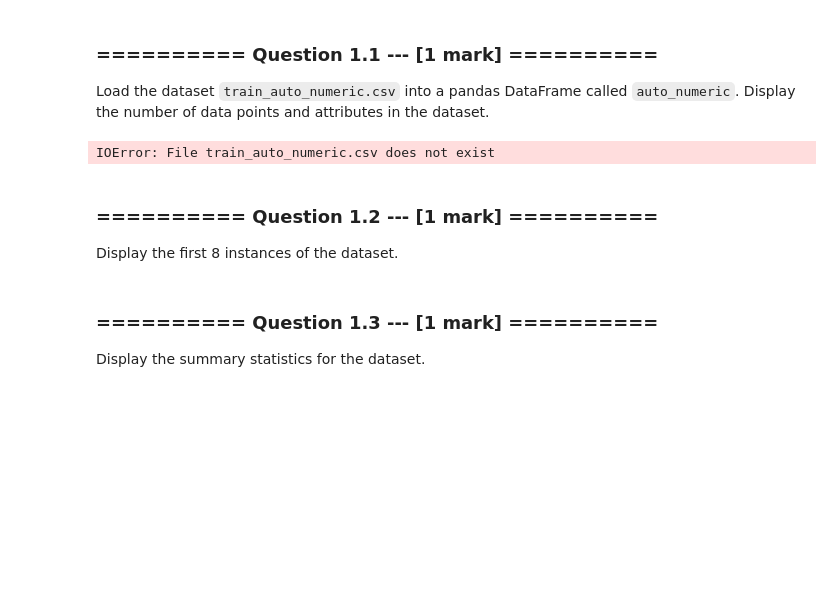
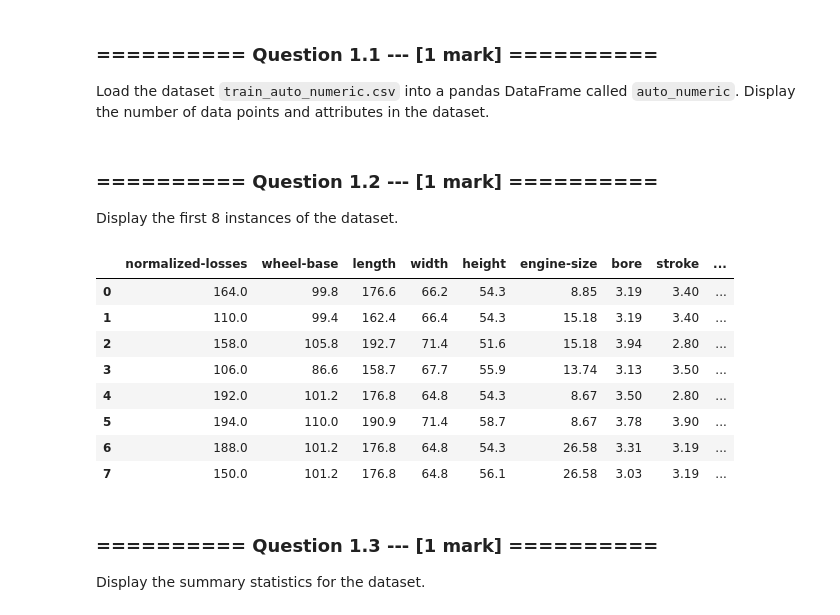
Before and after one commit to hirshagarwal/iaml2017, a Jupyter notebook: Agarwal Assignment 2.ipynb, the cells around one changed output. Cells and saved outputs as stored; diff of their text form; code cells hidden in the pictures; blank space fills up the shorter version.

```diff
--- a/Agarwal Assignment 2.ipynb
+++ b/Agarwal Assignment 2.ipynb
@@ -99,9 +99,7 @@ We will begin by studying a simple Linear Regression model. Such a model will co
 ### ========== Question 1.1 --- [1 mark] ==========
 Load the dataset `train_auto_numeric.csv` into a pandas DataFrame called `auto_numeric`. Display the number of data points and attributes in the dataset.
 # %%
-auto_numeric = pd.read_csv('train_auto_numeric.csv')
+auto_numeric = pd.read_csv('datasets/train_auto_numeric.csv')
-# %% [output]
-IOError: File train_auto_numeric.csv does not exist
 # %% [markdown]
 ### ========== Question 1.2 --- [1 mark] ==========
 Display the first 8 instances of the dataset.
@@ -110,3 +106,15 @@ Display the first 8 instances of the dataset.
+# %%
+auto_numeric.head(8)
+# %% [output]
+|  | normalized-losses | wheel-base | length | width | height | engine-size | bore | stroke | ... |
+| 0 | 164.0 | 99.8 | 176.6 | 66.2 | 54.3 | 8.85 | 3.19 | 3.40 | ... |
+| 1 | 110.0 | 99.4 | 162.4 | 66.4 | 54.3 | 15.18 | 3.19 | 3.40 | ... |
+| 2 | 158.0 | 105.8 | 192.7 | 71.4 | 51.6 | 15.18 | 3.94 | 2.80 | ... |
+| 3 | 106.0 | 86.6 | 158.7 | 67.7 | 55.9 | 13.74 | 3.13 | 3.50 | ... |
+| 4 | 192.0 | 101.2 | 176.8 | 64.8 | 54.3 | 8.67 | 3.50 | 2.80 | ... |
+| 5 | 194.0 | 110.0 | 190.9 | 71.4 | 58.7 | 8.67 | 3.78 | 3.90 | ... |
+| 6 | 188.0 | 101.2 | 176.8 | 64.8 | 54.3 | 26.58 | 3.31 | 3.19 | ... |
+| 7 | 150.0 | 101.2 | 176.8 | 64.8 | 56.1 | 26.58 | 3.03 | 3.19 | ... |
 # %% [markdown]
 ### ========== Question 1.3 --- [1 mark] ==========
 Display the summary statistics for the dataset.
```
Also changed, not shown: parts of 17 cells of this notebook.
